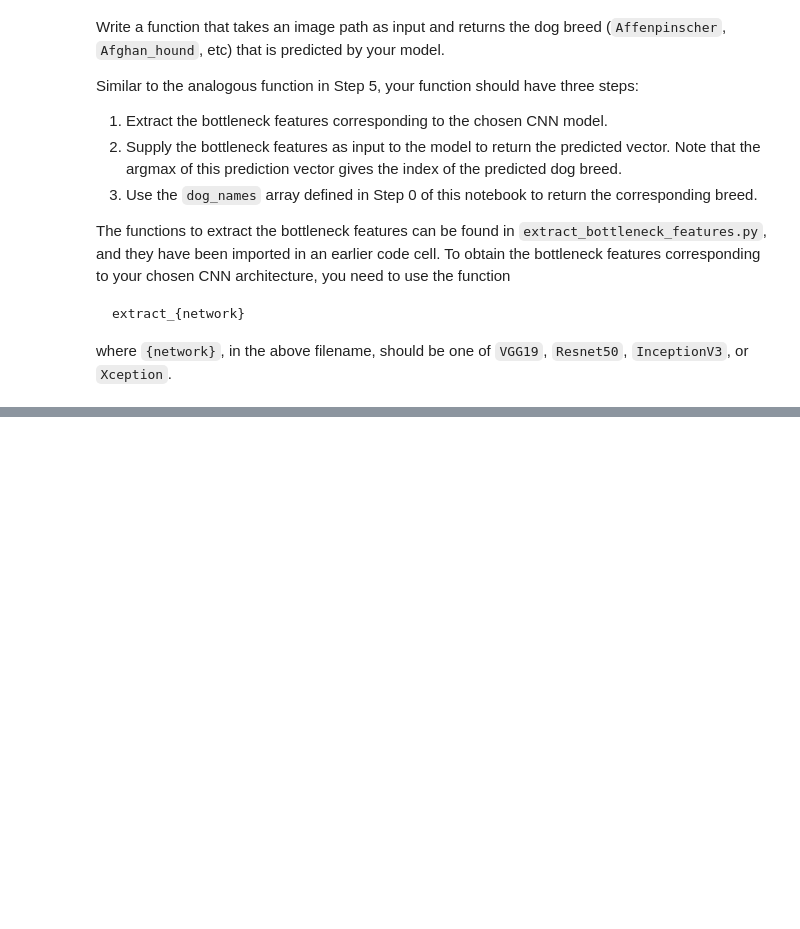
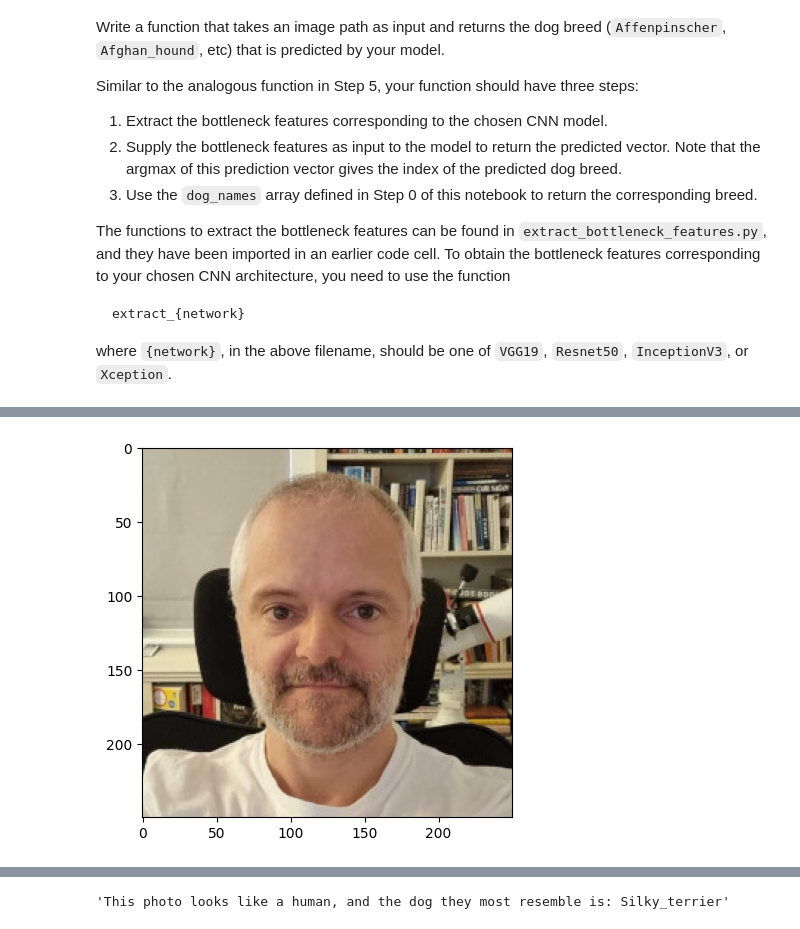
Before and after one commit to RealTimeShepherd/dog-breed-classifier, a Jupyter notebook: dog_app.ipynb, the cells around one changed output, grey strips where cells are left out. Saved outputs shown, nothing was run; the diff lists cells and outputs as text; code cells hidden in the pictures; blank space fills up the shorter version.

```diff
--- a/dog_app.ipynb
+++ b/dog_app.ipynb
@@ -820,0 +861,4 @@ __Answer:__
+# %%
+dogface_detector('C:\\git\\dog-breed-classifier\\test_images\\Paul.jpg')
+# %% [output]
+[figure, added]
@@ -820,0 +868 @@ __Answer:__
+'This photo looks like a human, and the dog they most resemble is: Silky_terrier'
```
Also changed, not shown: parts of 12 cells of this notebook, 7 other files.
